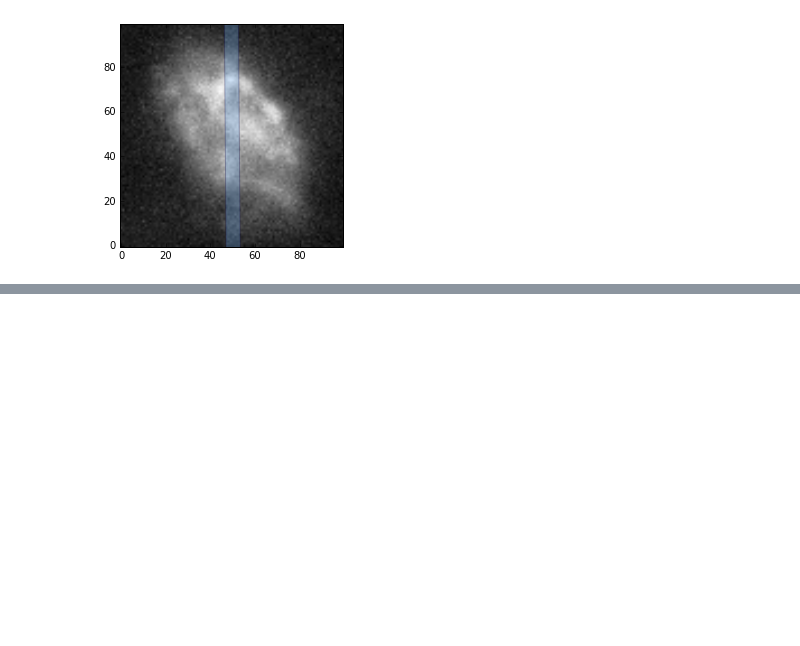
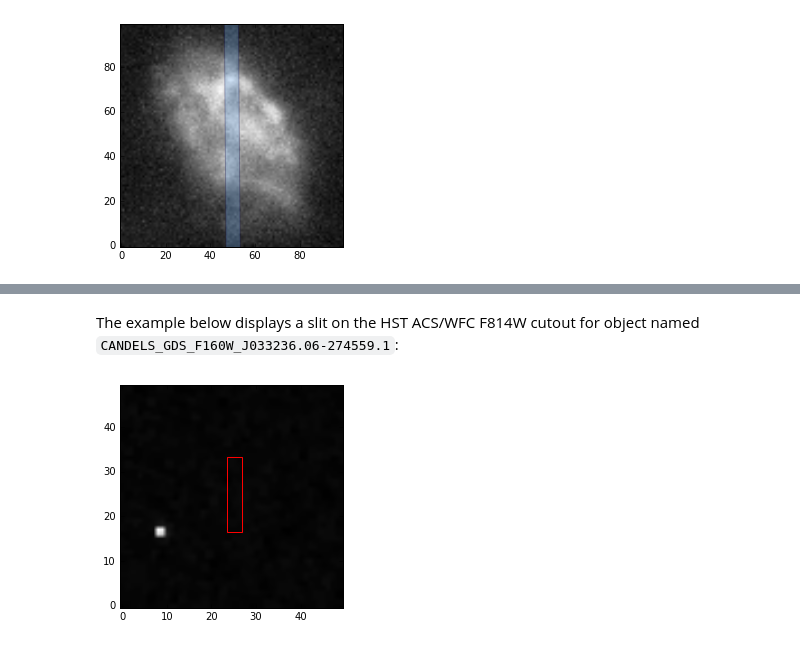
Before and after one commit to spacetelescope/mosviz, a Jupyter notebook: docs/mosviz/notebooks/make_cutouts.ipynb, the cells around one changed output, grey strips where cells are left out. Saved outputs shown, nothing was run; the diff lists cells and outputs as text; code cells hidden in the pictures; blank space fills up the shorter version.

Commit message:
Added CANDELS GOODS-S data to notebooks

```diff
--- a/docs/mosviz/notebooks/make_cutouts.ipynb
+++ b/docs/mosviz/notebooks/make_cutouts.ipynb
@@ -110,0 +146,10 @@ show_cutout_with_slit(hdr, data=data, plotname='awesome_object.png',
+# %% [markdown]
+The example below displays a slit on the HST ACS/WFC F814W cutout for object named `CANDELS_GDS_F160W_J033236.06-274559.1`:
+# %%
+with fits.open('data/CANDELS_GDS_F160W_J033236.06-274559.1_hst_acs_f814w_cutout.fits') as pf:
+    data = pf[0].data
+    hdr = pf[0].header
+# %%
+show_cutout_with_slit(hdr, data=data, slit_width=0.1, slit_length=0.5, color='red')
+# %% [output]
+[figure, added]
```
Also changed, not shown: parts of 4 cells of this notebook, 5 other files.
